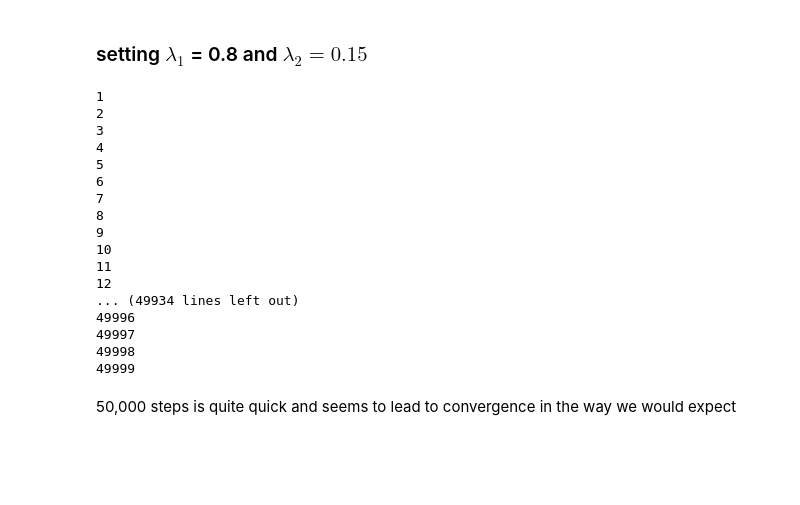
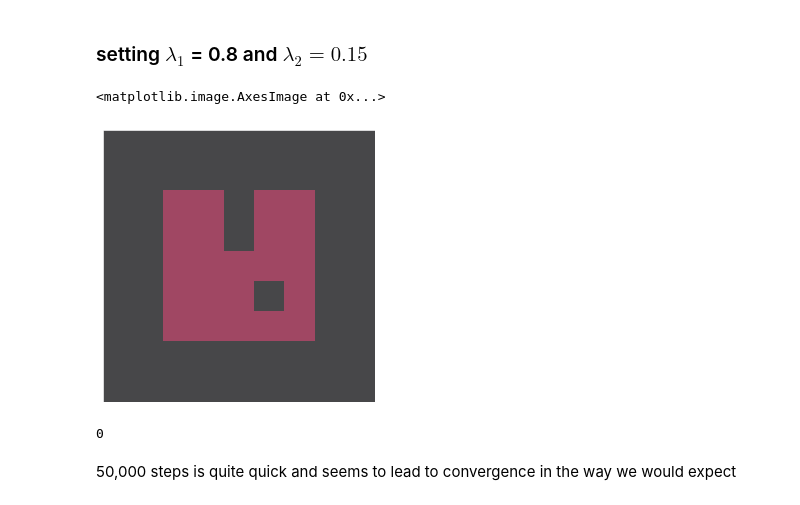
Before and after one commit to Joseph38512/industrial-maths-project-2, a Jupyter notebook: Housing_1-2.ipynb, the cells around one changed output. Cells and saved outputs as stored; diff of their text form; code cells hidden in the pictures; blank space fills up the shorter version.

```diff
--- a/Housing_1-2.ipynb
+++ b/Housing_1-2.ipynb
@@ -197,29 +207,20 @@ grid_agents1 = grid_agents(104, 0.1, grid_houses1)
 # %% [markdown]
 ### setting $\lambda_1$ = 0.8 and $\lambda_2 = 0.15$
+# %%
+grid_houses1.update_values(grid_agents1,0.8)
+grid_agents1.swap_people(grid_houses1)
+grid_houses1.draw_values()
+# %% [output]
+<matplotlib.image.AxesImage at 0x...>
+[figure, added]
 # %%
-for i in range(50000):
+for i in range(50):
     if i % 1000 == 0:
         print(i)
-    grid_houses1.update_values(grid_agents1,0.8, 0.15)
+    grid_houses1.update_values(grid_agents1, 0.55)
     grid_agents1.swap_people(grid_houses1)
 # %% [output]
-1
-2
-3
-4
-5
-6
-7
-8
-9
-10
-11
-12
-... (49934 lines left out)
-49996
-49997
-49998
-49999
+0
 # %% [markdown]
 50,000 steps is quite quick and seems to lead to convergence in the way we would expect
 # %%
```
Also changed, not shown: parts of 15 cells of this notebook.
